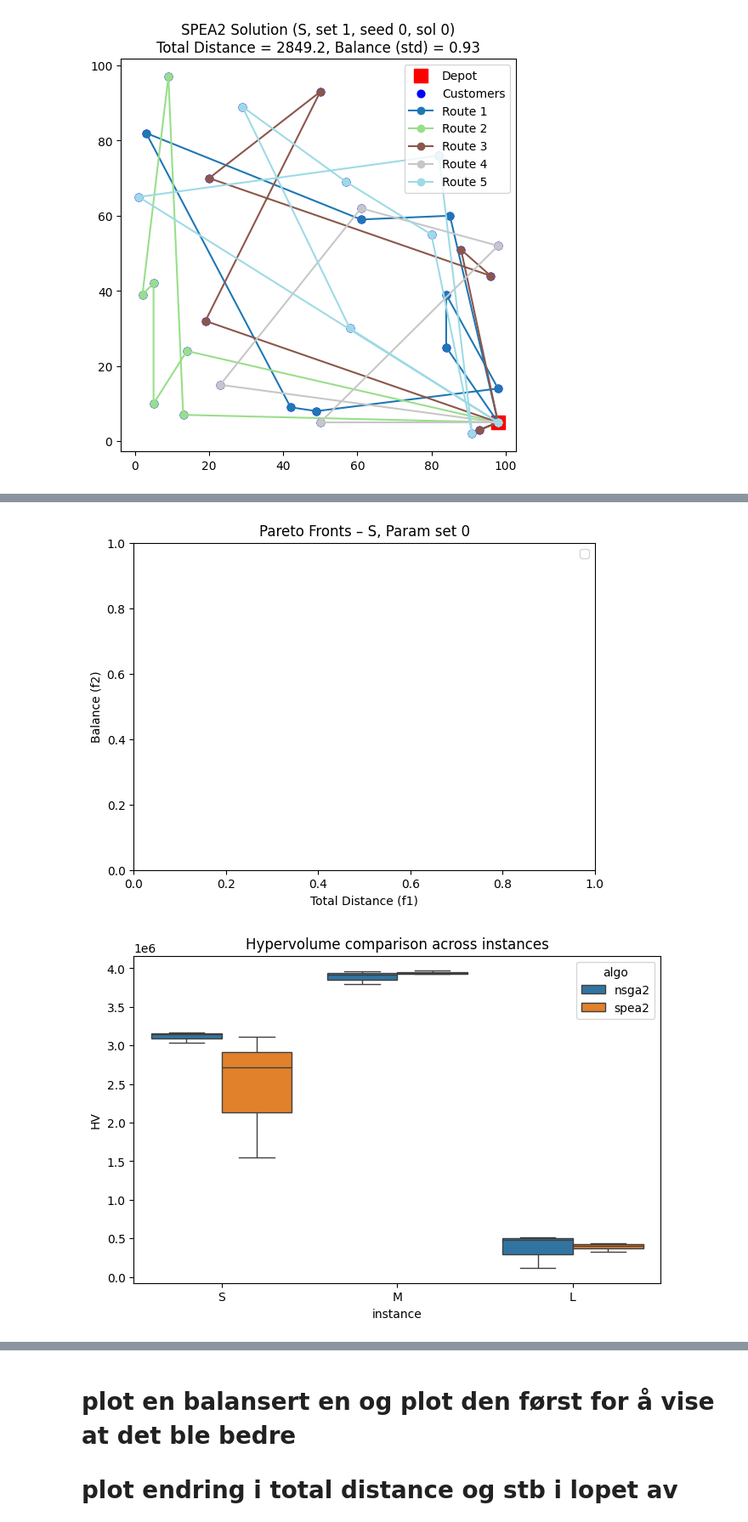
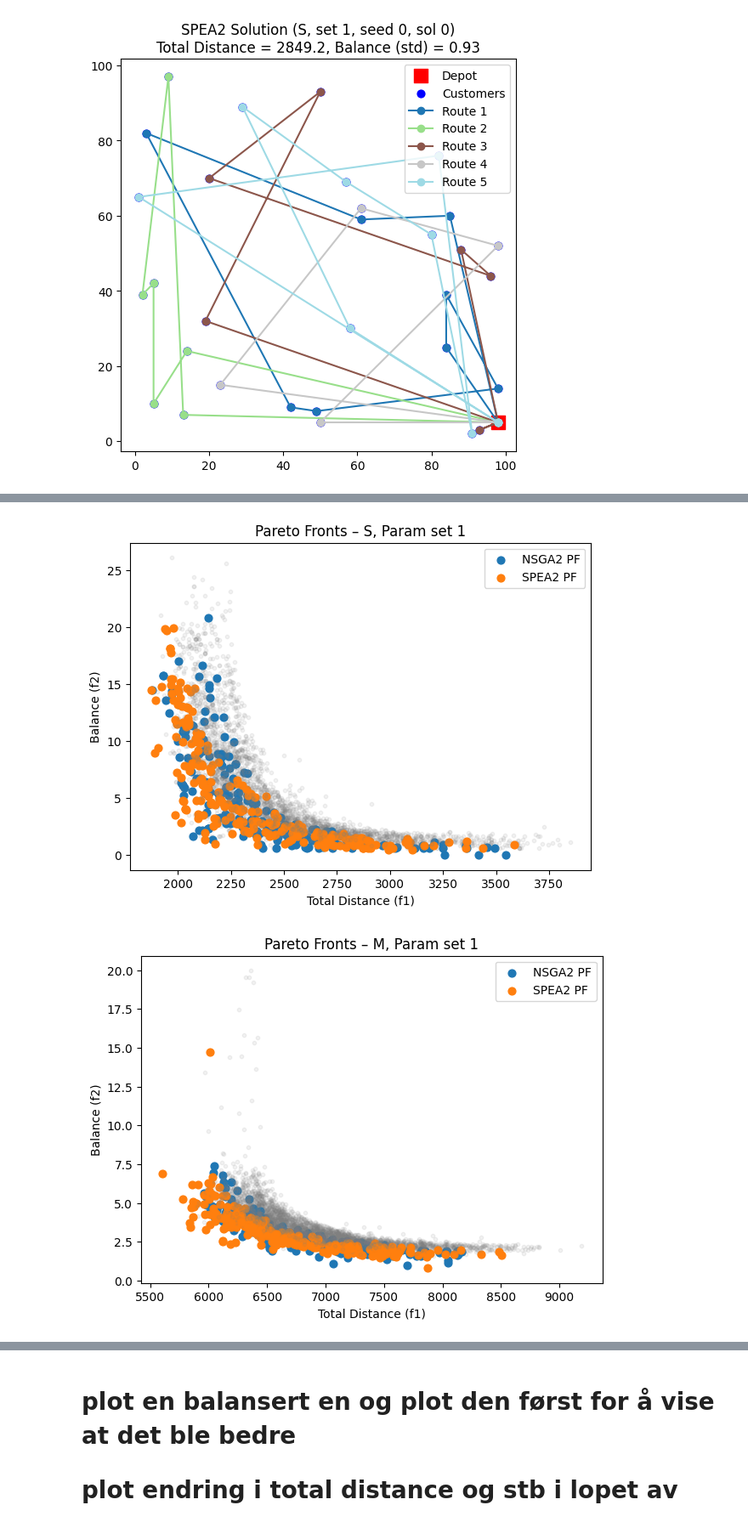
Before and after one commit to jofa016/ACIT4610---Mandatory-2, a Jupyter notebook: main.ipynb, the cells around one changed output, grey strips where cells are left out. Shown at 85% size. Cells and saved outputs as stored; diff of their text form; code cells hidden in the pictures.

```diff
--- a/main.ipynb
+++ b/main.ipynb
@@ -633,11 +633,6 @@ plot_run_solution(df_results, "S", "spea2", 1, 0, sol_idx=0)
 [figure]
 [figure]
 # %%
-# === Load results ===
-import pandas as pd
-import numpy as np
-import matplotlib.pyplot as plt
-import seaborn as sns
 
 
 # Load your saved experiment results
@@ -741,23 +736,36 @@ print(metrics_summary)
 # === Pareto scatter plots ===
 def plot_pareto_fronts(df, instance, param_set):
     plt.figure(figsize=(7,5))
+    algo_colors = {"nsga2": "tab:blue", "spea2": "tab:orange"}
+
     for algo in ["nsga2","spea2"]:
         runs = df[(df["instance"]==instance) &
                   (df["param_set"]==param_set) &
                   (df["algo"]==algo)]
-        for _, row in runs.iterrows():
+        for i, row in runs.iterrows():
             F, PF = row["F"], row["PF"]
-            plt.scatter(F[:,0], F[:,1], alpha=0.2, color="grey")
-            plt.scatter(PF[:,0], PF[:,1], label=f"{algo} PF" if _==runs.index[0] else "",
-                        marker="o", s=40)
+            plt.scatter(F[:,0], F[:,1], alpha=0.1, color="grey", s=10)   # background
+            plt.scatter(PF[:,0], PF[:,1],
+                        color=algo_colors[algo], marker="o", s=40,
+                        label=f"{algo.upper()} PF" if i == runs.index[0] else "")
+
     plt.xlabel("Total Distance (f1)")
     plt.ylabel("Balance (f2)")
     plt.title(f"Pareto Fronts – {instance}, Param set {param_set}")
     plt.legend()
     plt.show()
 
-# Example plot: small instance, param_set=0
-plot_pareto_fronts(df_results, "S", 0)
+
+# Example plot: small instance, param_set
+plot_pareto_fronts(df_results, "S", 1)
+plot_pareto_fronts(df_results, "M", 1)
+plot_pareto_fronts(df_results, "L", 1)
+plot_pareto_fronts(df_results, "S", 2)
+plot_pareto_fronts(df_results, "M", 2)
+plot_pareto_fronts(df_results, "L", 2)
+plot_pareto_fronts(df_results, "S", 3)
+plot_pareto_fronts(df_results, "M", 3)
+plot_pareto_fronts(df_results, "L", 3)
 
 # === Boxplots comparing algorithms ===
 plt.figure(figsize=(8,5))
@@ -795,2 +803,2 @@ Loaded runs: (18, 9)
-[figure, old version]
+[figure, new version]
-[figure, old version]
+[figure, new version]
```
Also changed, not shown: parts of 3 cells of this notebook.
